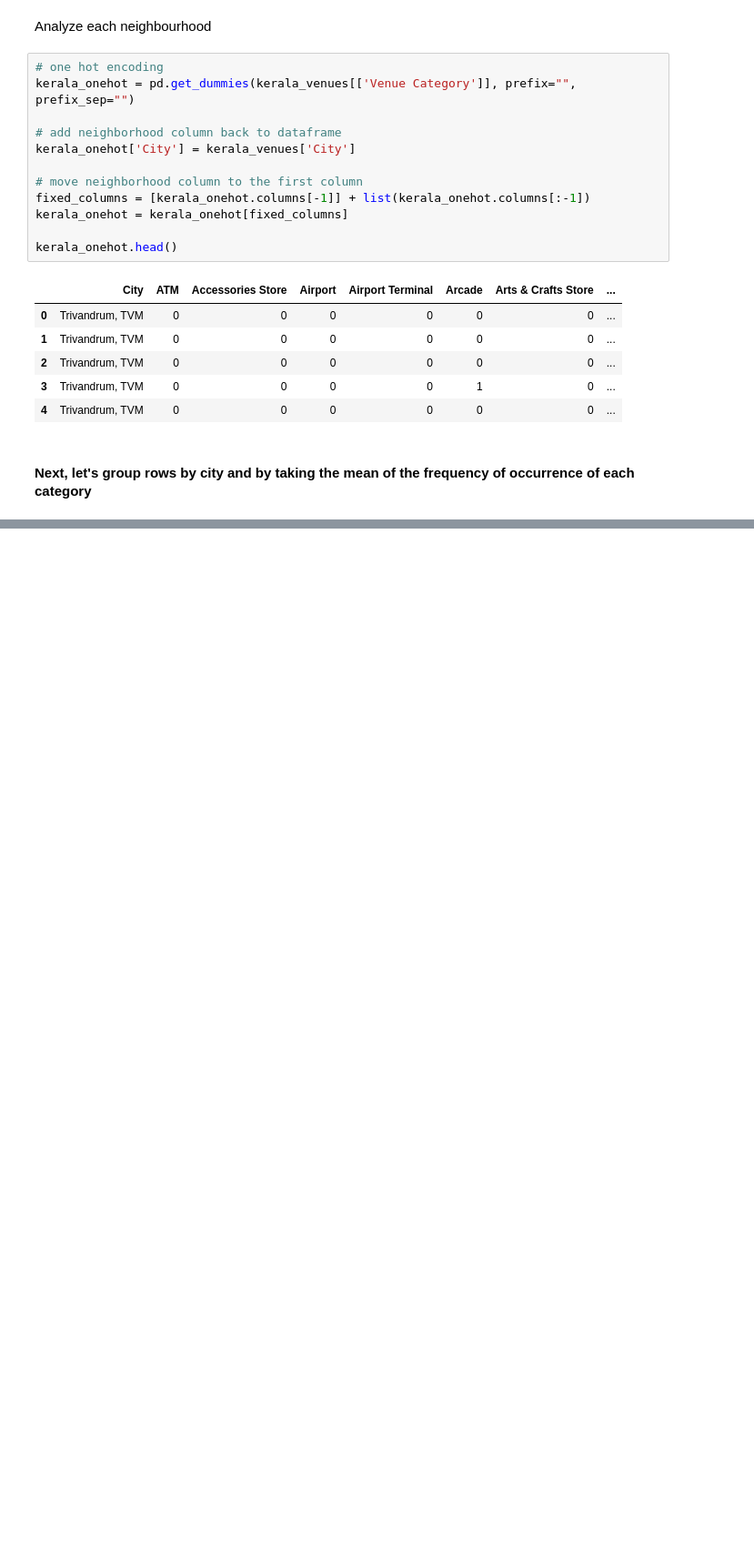
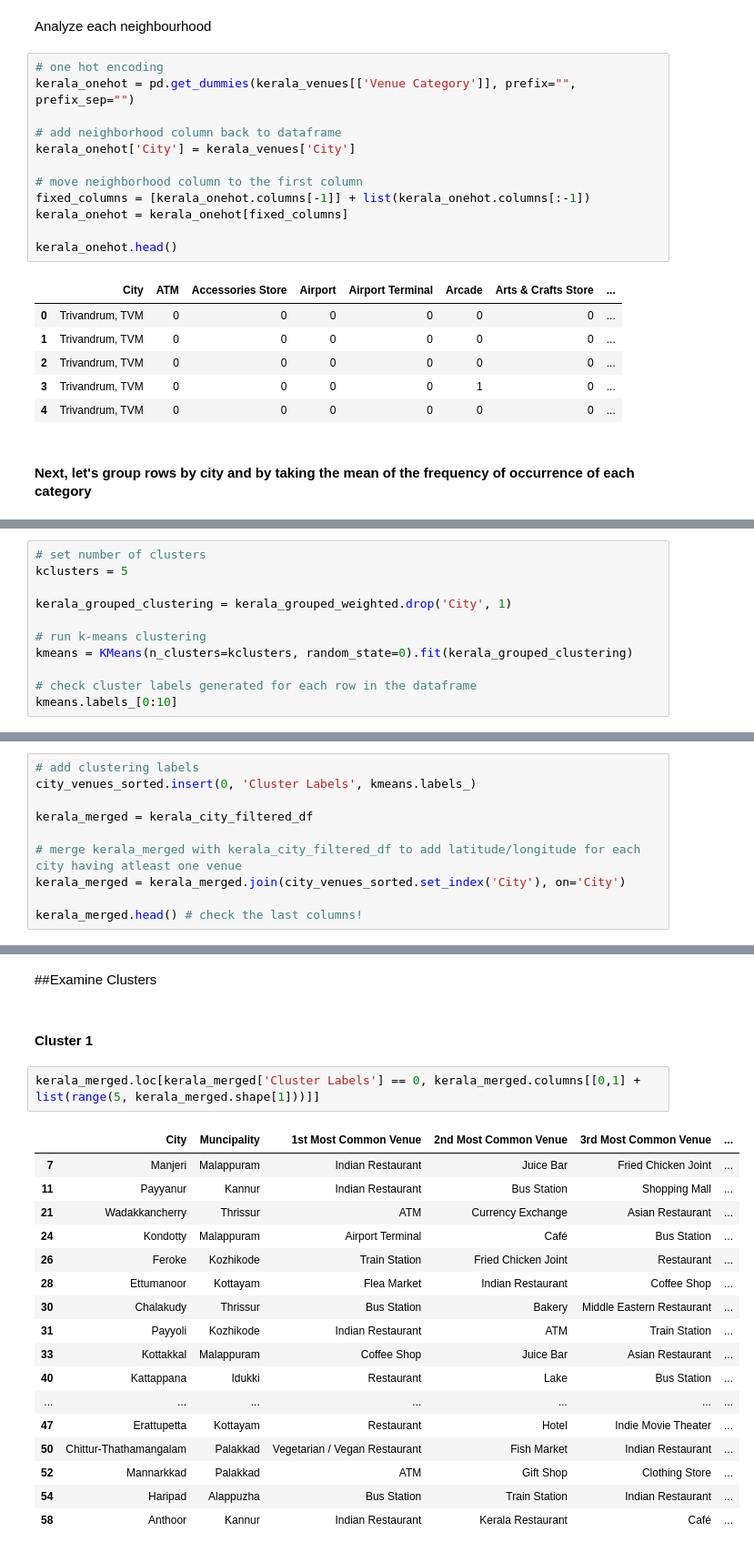
Before and after one commit to sreeduttsasikumar/Coursera_Capstone, a Jupyter notebook: Capstone_Project_Battle_of_Neighbourhoods.ipynb, the cells around one changed output, grey strips where cells are left out. Shown at 91% size. Drawn from its saved outputs; the diff is of its cells as text; blank space fills up the shorter version.

```diff
--- a/Capstone_Project_Battle_of_Neighbourhoods.ipynb
+++ b/Capstone_Project_Battle_of_Neighbourhoods.ipynb
@@ -285,0 +477,11 @@ kerala_grouped
+# %%
+# set number of clusters
+kclusters = 5
+
+kerala_grouped_clustering = kerala_grouped_weighted.drop('City', 1)
+
+# run k-means clustering
+kmeans = KMeans(n_clusters=kclusters, random_state=0).fit(kerala_grouped_clustering)
+
+# check cluster labels generated for each row in the dataframe
+kmeans.labels_[0:10]
@@ -285,0 +492,10 @@ kerala_grouped
+# %%
+# add clustering labels
+city_venues_sorted.insert(0, 'Cluster Labels', kmeans.labels_)
+
+kerala_merged = kerala_city_filtered_df
+
+# merge kerala_merged with kerala_city_filtered_df to add latitude/longitude for each city having atleast one venue
+kerala_merged = kerala_merged.join(city_venues_sorted.set_index('City'), on='City')
+
+kerala_merged.head() # check the last columns!
@@ -285,0 +537,24 @@ kerala_grouped
+# %% [markdown]
+##Examine Clusters
+# %% [markdown]
+#### Cluster 1
+# %%
+kerala_merged.loc[kerala_merged['Cluster Labels'] == 0, kerala_merged.columns[[0,1] + list(range(5, kerala_merged.shape[1]))]]
+# %% [output]
+|  | City | Muncipality | 1st Most Common Venue | 2nd Most Common Venue | 3rd Most Common Venue | ... |
+| 7 | Manjeri | Malappuram | Indian Restaurant | Juice Bar | Fried Chicken Joint | ... |
+| 11 | Payyanur | Kannur | Indian Restaurant | Bus Station | Shopping Mall | ... |
+| 21 | Wadakkancherry | Thrissur | ATM | Currency Exchange | Asian Restaurant | ... |
+| 24 | Kondotty | Malappuram | Airport Terminal | Café | Bus Station | ... |
+| 26 | Feroke | Kozhikode | Train Station | Fried Chicken Joint | Restaurant | ... |
+| 28 | Ettumanoor | Kottayam | Flea Market | Indian Restaurant | Coffee Shop | ... |
+| 30 | Chalakudy | Thrissur | Bus Station | Bakery | Middle Eastern Restaurant | ... |
+| 31 | Payyoli | Kozhikode | Indian Restaurant | ATM | Train Station | ... |
+| 33 | Kottakkal | Malappuram | Coffee Shop | Juice Bar | Asian Restaurant | ... |
+| 40 | Kattappana | Idukki | Restaurant | Lake | Bus Station | ... |
+| ... | ... | ... | ... | ... | ... | ... |
+| 47 | Erattupetta | Kottayam | Restaurant | Hotel | Indie Movie Theater | ... |
+| 50 | Chittur-Thathamangalam | Palakkad | Vegetarian / Vegan Restaurant | Fish Market | Indian Restaurant | ... |
+| 52 | Mannarkkad | Palakkad | ATM | Gift Shop | Clothing Store | ... |
+| 54 | Haripad | Alappuzha | Bus Station | Train Station | Indian Restaurant | ... |
+| 58 | Anthoor | Kannur | Indian Restaurant | Kerala Restaurant | Café | ... |
```
Also changed, not shown: parts of 47 cells of this notebook.
